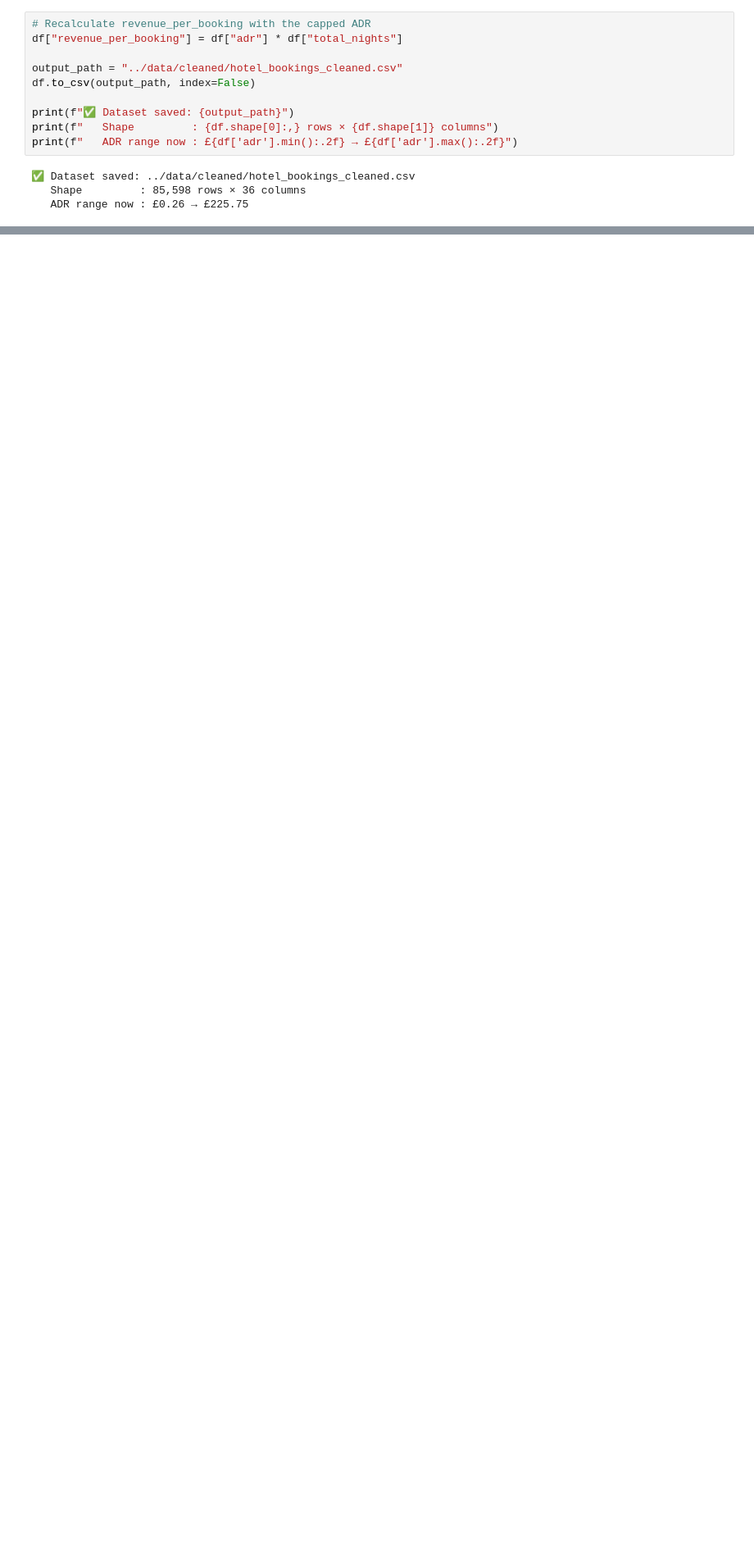
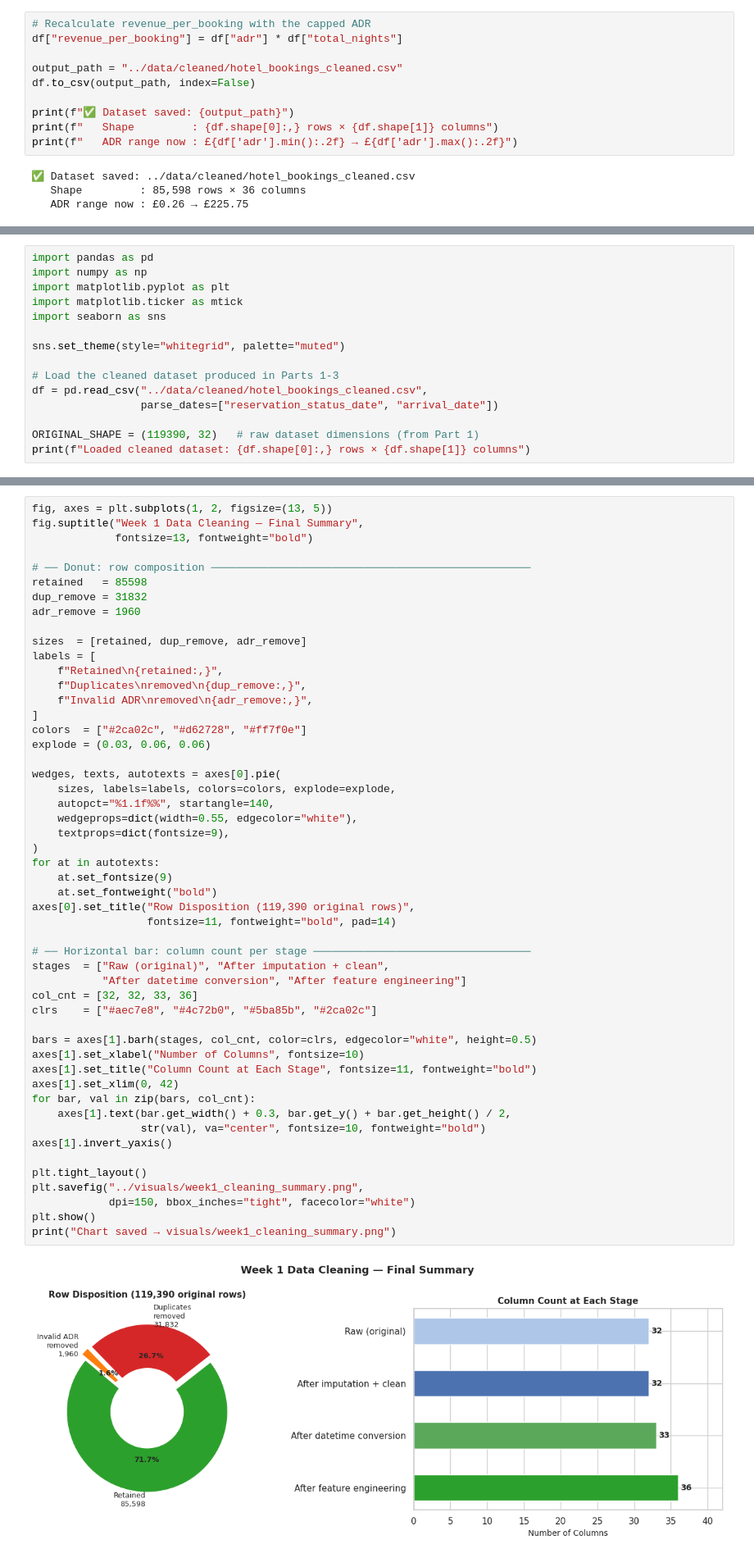
Before and after one commit to Sneha140202/hotel-booking-analysis, a Jupyter notebook: notebooks/02_data_cleaning.ipynb, the cells around one changed output, grey strips where cells are left out. Shown at 82% size. Cells and saved outputs as stored; diff of their text form; blank space fills up the shorter version.

```diff
--- a/notebooks/02_data_cleaning.ipynb
+++ b/notebooks/02_data_cleaning.ipynb
@@ -946,0 +955,15 @@ identified as a luxury property, making £5,400/night almost certainly erroneous
+# %%
+import pandas as pd
+import numpy as np
+import matplotlib.pyplot as plt
+import matplotlib.ticker as mtick
+import seaborn as sns
+
+sns.set_theme(style="whitegrid", palette="muted")
+
+# Load the cleaned dataset produced in Parts 1-3
+df = pd.read_csv("../data/cleaned/hotel_bookings_cleaned.csv",
+                 parse_dates=["reservation_status_date", "arrival_date"])
+
+ORIGINAL_SHAPE = (119390, 32)   # raw dataset dimensions (from Part 1)
+print(f"Loaded cleaned dataset: {df.shape[0]:,} rows × {df.shape[1]} columns")
@@ -946,0 +1117,53 @@ identified as a luxury property, making £5,400/night almost certainly erroneous
+# %%
+fig, axes = plt.subplots(1, 2, figsize=(13, 5))
+fig.suptitle("Week 1 Data Cleaning — Final Summary",
+             fontsize=13, fontweight="bold")
+
+# ── Donut: row composition ──────────────────────────────────────────────────
+retained   = 85598
+dup_remove = 31832
+adr_remove = 1960
+
+sizes  = [retained, dup_remove, adr_remove]
+labels = [
+    f"Retained\n{retained:,}",
+    f"Duplicates\nremoved\n{dup_remove:,}",
+    f"Invalid ADR\nremoved\n{adr_remove:,}",
+]
+colors  = ["#2ca02c", "#d62728", "#ff7f0e"]
+explode = (0.03, 0.06, 0.06)
+
+wedges, texts, autotexts = axes[0].pie(
+    sizes, labels=labels, colors=colors, explode=explode,
+    autopct="%1.1f%%", startangle=140,
+    wedgeprops=dict(width=0.55, edgecolor="white"),
+    textprops=dict(fontsize=9),
+)
+for at in autotexts:
+    at.set_fontsize(9)
+    at.set_fontweight("bold")
+axes[0].set_title("Row Disposition (119,390 original rows)",
+                  fontsize=11, fontweight="bold", pad=14)
+
+# ── Horizontal bar: column count per stage ──────────────────────────────────
+stages  = ["Raw (original)", "After imputation + clean",
+           "After datetime conversion", "After feature engineering"]
+col_cnt = [32, 32, 33, 36]
+clrs    = ["#aec7e8", "#4c72b0", "#5ba85b", "#2ca02c"]
+
+bars = axes[1].barh(stages, col_cnt, color=clrs, edgecolor="white", height=0.5)
+axes[1].set_xlabel("Number of Columns", fontsize=10)
+axes[1].set_title("Column Count at Each Stage", fontsize=11, fontweight="bold")
+axes[1].set_xlim(0, 42)
+for bar, val in zip(bars, col_cnt):
+    axes[1].text(bar.get_width() + 0.3, bar.get_y() + bar.get_height() / 2,
+                 str(val), va="center", fontsize=10, fontweight="bold")
+axes[1].invert_yaxis()
+
+plt.tight_layout()
+plt.savefig("../visuals/week1_cleaning_summary.png",
+            dpi=150, bbox_inches="tight", facecolor="white")
+plt.show()
+print("Chart saved → visuals/week1_cleaning_summary.png")
+# %% [output]
+[figure, added]
```
Also changed, not shown: parts of 13 cells of this notebook, 3 other files.
